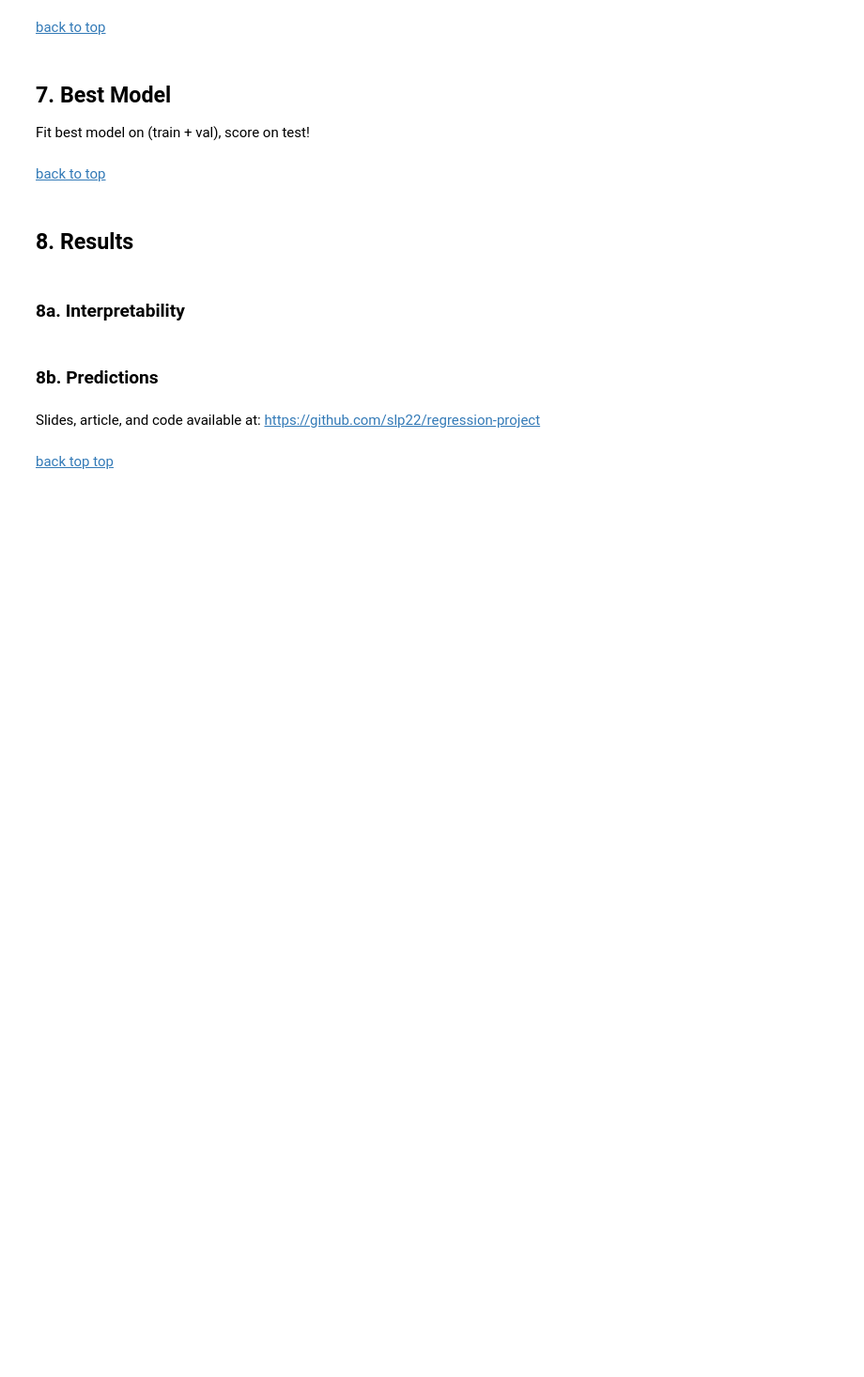
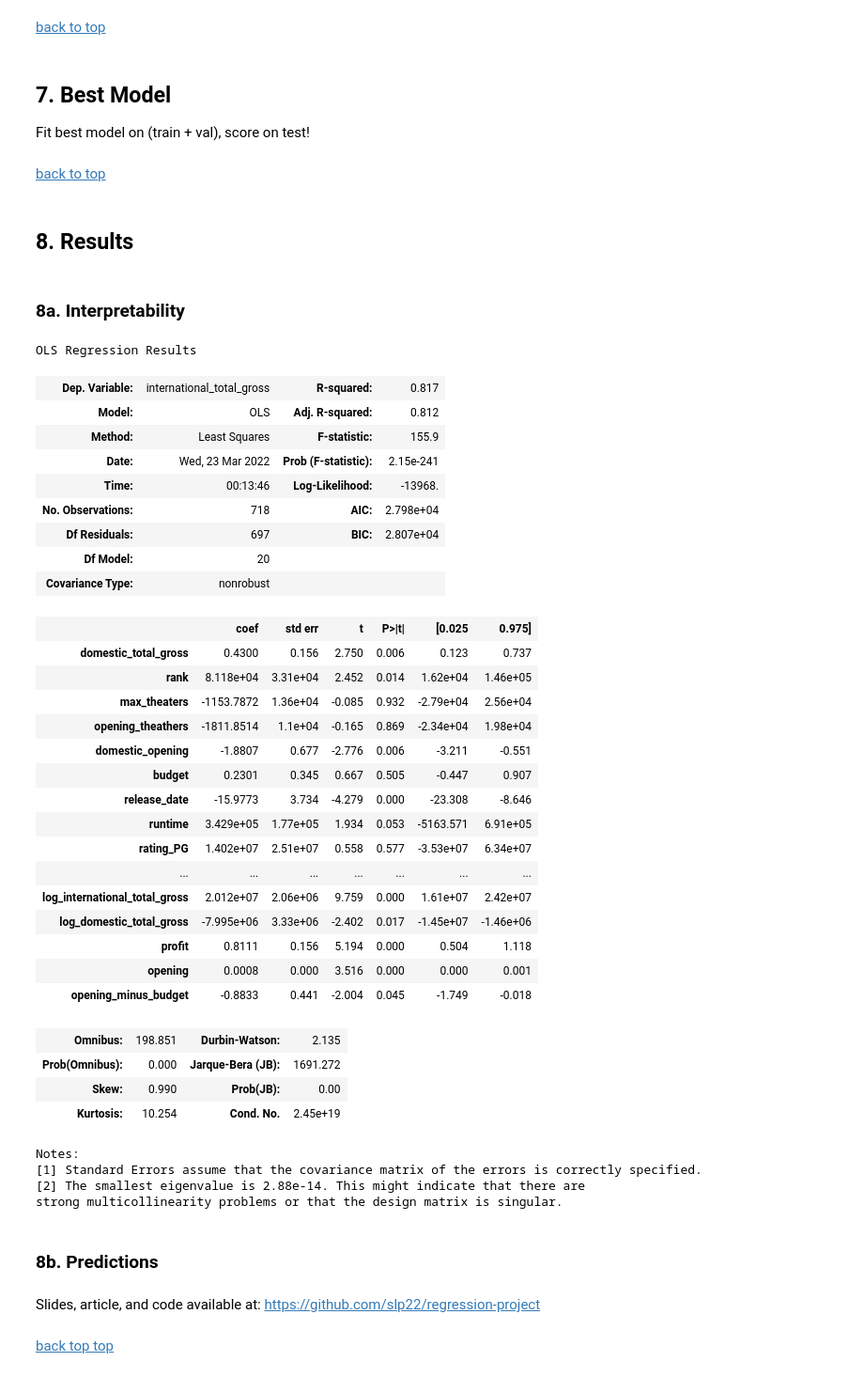
Before and after one commit to slp22/regression-project, a Jupyter notebook: adaptation_movies_regression.ipynb, the cells around one changed output. Shown at 94% size. Saved outputs shown, nothing was run; the diff lists cells and outputs as text; code cells hidden in the pictures; blank space fills up the shorter version.

```diff
--- a/adaptation_movies_regression.ipynb
+++ b/adaptation_movies_regression.ipynb
@@ -508,6 +570,44 @@ Fit best model on (train + val), score on test!
 ### 8a. Interpretability<a id='8a'></a>
 # %%
 # Coefficients, what are the top predictors
+lin_reg2 = sm.OLS(y2, X2)
+fit2 = lin_reg2.fit()
+fit2.summary()
+# %% [output]
+OLS Regression Results
+| Dep. Variable: | international_total_gross | R-squared: | 0.817 |
+| Model: | OLS | Adj. R-squared: | 0.812 |
+| Method: | Least Squares | F-statistic: | 155.9 |
+| Date: | Wed, 23 Mar 2022 | Prob (F-statistic): | 2.15e-241 |
+| Time: | 00:13:46 | Log-Likelihood: | -13968. |
+| No. Observations: | 718 | AIC: | 2.798e+04 |
+| Df Residuals: | 697 | BIC: | 2.807e+04 |
+| Df Model: | 20 |  |  |
+| Covariance Type: | nonrobust |  |  |
+|  | coef | std err | t | P>|t| | [0.025 | 0.975] |
+| domestic_total_gross | 0.4300 | 0.156 | 2.750 | 0.006 | 0.123 | 0.737 |
+| rank | 8.118e+04 | 3.31e+04 | 2.452 | 0.014 | 1.62e+04 | 1.46e+05 |
+| max_theaters | -1153.7872 | 1.36e+04 | -0.085 | 0.932 | -2.79e+04 | 2.56e+04 |
+| opening_theathers | -1811.8514 | 1.1e+04 | -0.165 | 0.869 | -2.34e+04 | 1.98e+04 |
+| domestic_opening | -1.8807 | 0.677 | -2.776 | 0.006 | -3.211 | -0.551 |
+| budget | 0.2301 | 0.345 | 0.667 | 0.505 | -0.447 | 0.907 |
+| release_date | -15.9773 | 3.734 | -4.279 | 0.000 | -23.308 | -8.646 |
+| runtime | 3.429e+05 | 1.77e+05 | 1.934 | 0.053 | -5163.571 | 6.91e+05 |
+| rating_PG | 1.402e+07 | 2.51e+07 | 0.558 | 0.577 | -3.53e+07 | 6.34e+07 |
+| ... | ... | ... | ... | ... | ... | ... |
+| log_international_total_gross | 2.012e+07 | 2.06e+06 | 9.759 | 0.000 | 1.61e+07 | 2.42e+07 |
+| log_domestic_total_gross | -7.995e+06 | 3.33e+06 | -2.402 | 0.017 | -1.45e+07 | -1.46e+06 |
+| profit | 0.8111 | 0.156 | 5.194 | 0.000 | 0.504 | 1.118 |
+| opening | 0.0008 | 0.000 | 3.516 | 0.000 | 0.000 | 0.001 |
+| opening_minus_budget | -0.8833 | 0.441 | -2.004 | 0.045 | -1.749 | -0.018 |
+| Omnibus: | 198.851 | Durbin-Watson: | 2.135 |
+| Prob(Omnibus): | 0.000 | Jarque-Bera (JB): | 1691.272 |
+| Skew: | 0.990 | Prob(JB): | 0.00 |
+| Kurtosis: | 10.254 | Cond. No. | 2.45e+19 |
+Notes:
+[1] Standard Errors assume that the covariance matrix of the errors is correctly specified.
+[2] The smallest eigenvalue is 2.88e-14. This might indicate that there are
+strong multicollinearity problems or that the design matrix is singular.
 # %% [markdown]
 ### 8b. Predictions<a id='8b'></a>
 # %%
```
Also changed, not shown: parts of 22 cells of this notebook.
